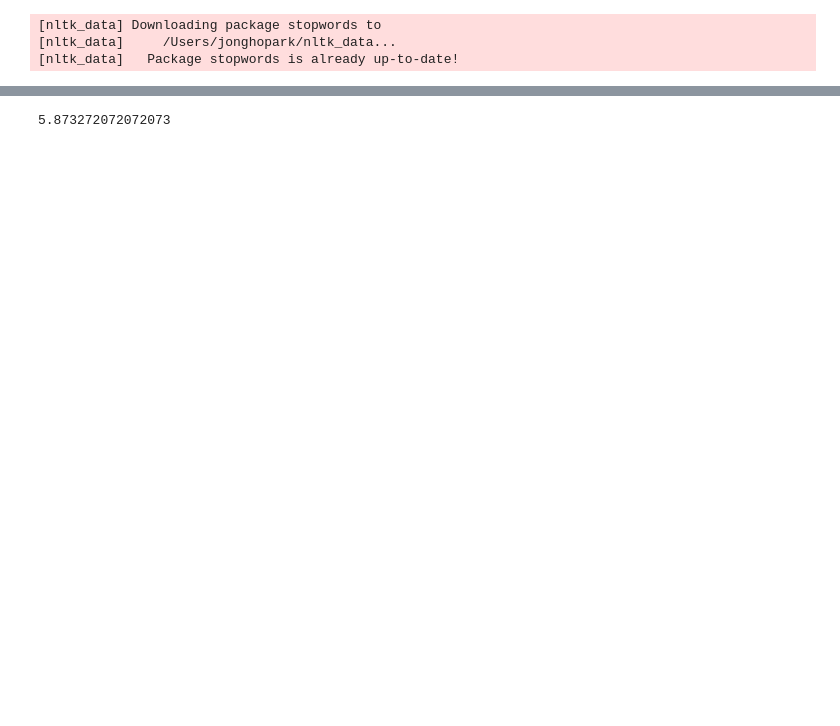
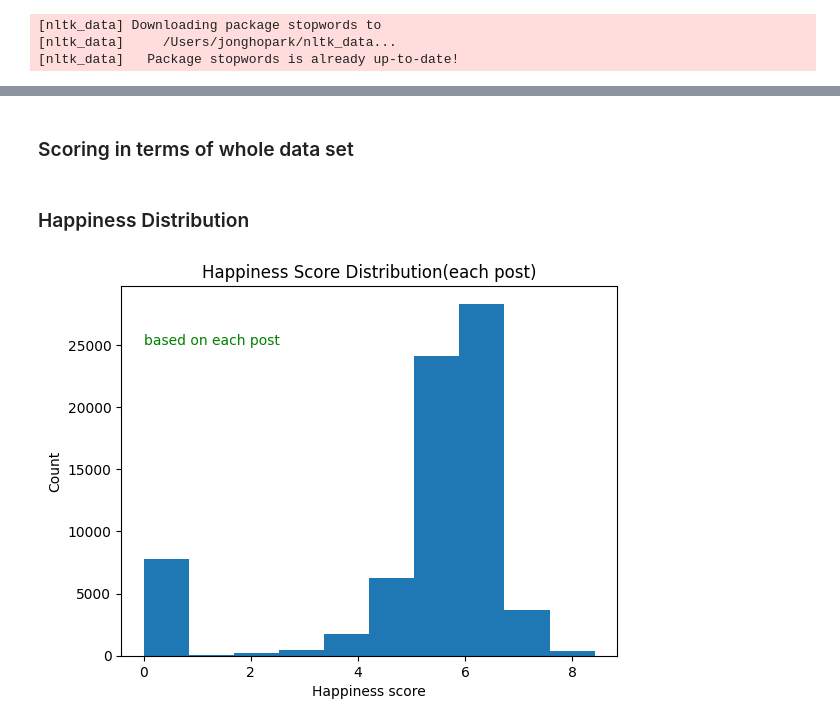
Before and after one commit to is0xjh25/social-media-analytics-on-cloud, a Jupyter notebook: script/package_test.ipynb, the cells around one changed output, grey strips where cells are left out. Saved outputs shown, nothing was run; the diff lists cells and outputs as text; code cells hidden in the pictures; blank space fills up the shorter version.

```diff
--- a/script/package_test.ipynb
+++ b/script/package_test.ipynb
@@ -17,11 +19,11 @@ df['token'] = df['content'].apply(nlp.create_tokens)
 # %%
-import random
+# import random
 
-words =[]
-count = 0
-index = random.randint(0, 1000)
-for i, row in df.iterrows():
-    words += row["token"]
-    if count == index:
-        sample = row["token"]
-    count += 1
+# words =[]
+# count = 0
+# index = random.randint(0, 1000)
+# for i, row in df.iterrows():
+#     words += row["token"]
+#     if count == index:
+#         sample = row["token"]
+#     count += 1
@@ -34,5 +38,19 @@ model.scoring_by_text(sample)
+# %% [markdown]
+### Scoring in terms of whole data set
 # %%
-model.set_whole_words(words)
-model.scoring_in_whole(sample)
+# model.set_whole_words(words)
+# model.scoring_in_whole(sample)
-# %% [output]
-5.873272072072073
+# %% [markdown]
+### Happiness Distribution
+# %%
+h_text = []
+h_whole = []
+words = []
+
+for i, row in df.iterrows():
+    words += row["token"]
+    h_text.append(model.scoring_by_text(row["token"]))
+
+model.set_whole_words(words)
+for i, row in df.iterrows():
+    h_whole.append(model.scoring_in_whole(row["token"]))
@@ -38,0 +59,9 @@ model.scoring_in_whole(sample)
+# %%
+plt.hist(h_text)
+plt.title("Happiness Score Distribution(each post)")
+plt.text(0, 25000, "based on each post", color="green")
+plt.xlabel("Happiness score")
+plt.ylabel("Count")
+plt.show()
+# %% [output]
+[figure, added]
```
Also changed, not shown: parts of 12 cells of this notebook, 2 other files.
